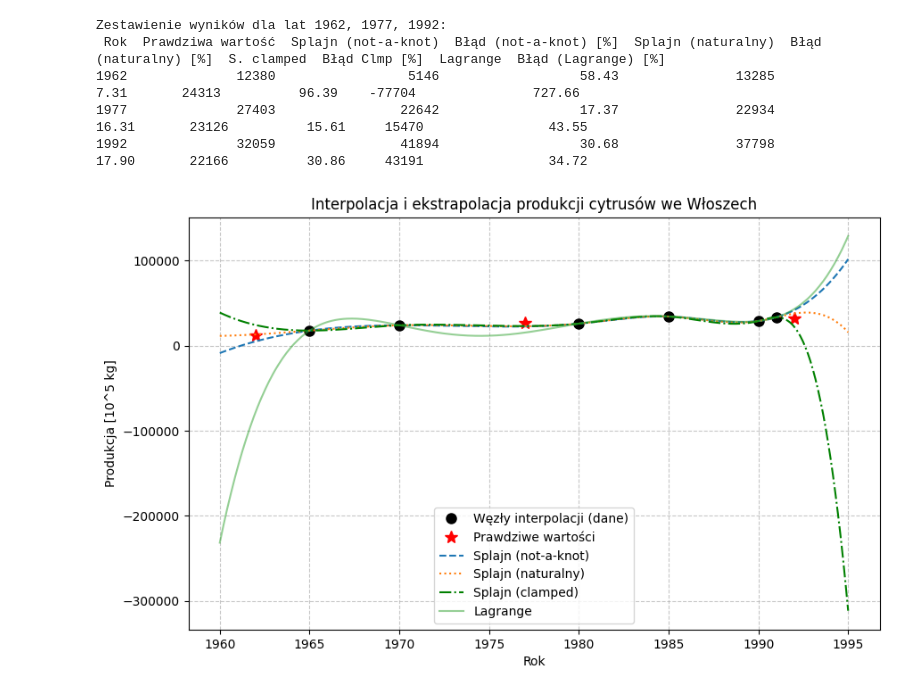
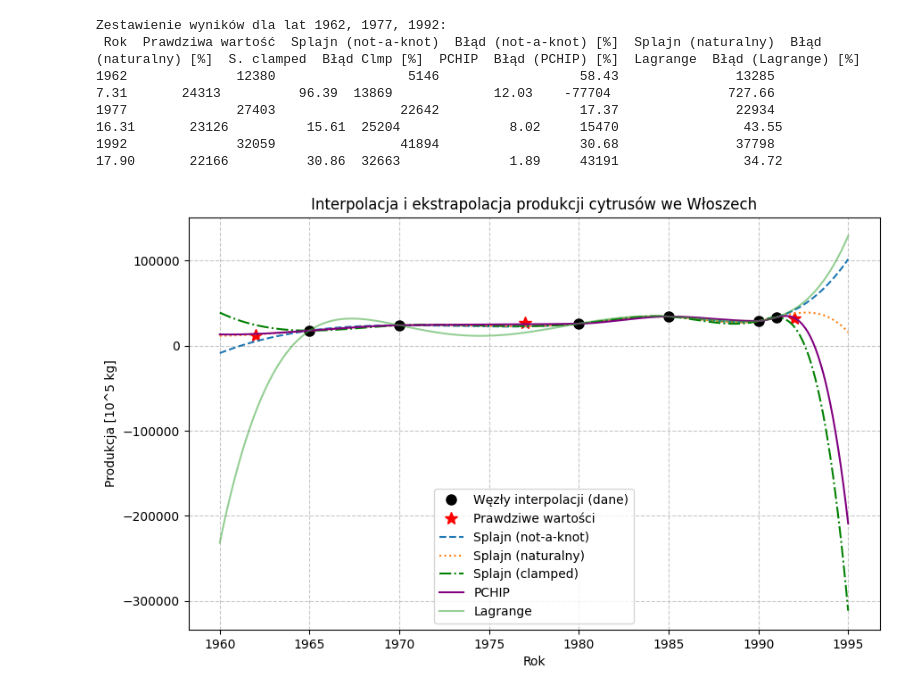
Before and after one commit to bl3jzi/computational-methods, a Jupyter notebook: Lab_03/Ex_2.ipynb, the cells around one changed output. Drawn from its saved outputs; the diff is of its cells as text; code cells hidden in the pictures.

Commit message:
Add pchip to predictions, error and chart

```diff
--- a/Lab_03/Ex_2.ipynb
+++ b/Lab_03/Ex_2.ipynb
@@ -1,7 +1,7 @@
 # %%
 import numpy as np
 import pandas as pd
-from scipy.interpolate import CubicSpline, lagrange
+from scipy.interpolate import CubicSpline, lagrange, PchipInterpolator
 import matplotlib.pyplot as plt
 
 # 1. Dane wejściowe
@@ -19,6 +19,7 @@ cs_not_a_knot = CubicSpline(roczniki, produkcja, bc_type='not-a-knot')
 cs_natural = CubicSpline(roczniki, produkcja, bc_type='natural')
 # Typ 'clamped'
 cs_clamped = CubicSpline(roczniki, produkcja, bc_type='clamped')
+cs_pchip = PchipInterpolator(roczniki, produkcja)
 
 pred_not_a_knot = cs_not_a_knot(lata_szacowane)
 pred_natural = cs_natural(lata_szacowane)
@@ -28,6 +29,8 @@ pred_clamped = cs_clamped(lata_szacowane)
 poly_lagrange = lagrange(roczniki, produkcja)
 pred_lagrange = poly_lagrange(lata_szacowane)
 
+pred_pchip = cs_pchip(lata_szacowane)
+
 # 4. Funkcja do obliczania błędu względnego
 def rel_error(pred, true):
     return np.abs(pred - true) / true * 100
@@ -36,6 +39,8 @@ err_not_a_knot = rel_error(pred_not_a_knot, prawdziwa_produkcja)
 err_natural = rel_error(pred_natural, prawdziwa_produkcja)
 err_clamped = rel_error(pred_clamped, prawdziwa_produkcja)
 err_lagrange = rel_error(pred_lagrange, prawdziwa_produkcja)
+err_pchip = rel_error(pred_pchip, prawdziwa_produkcja)
+
 
 # 5. Zestawienie wyników
 df_wyniki = pd.DataFrame({
@@ -46,35 +51,38 @@ df_wyniki = pd.DataFrame({
     'Splajn (naturalny)': np.round(pred_natural, 0).astype(int),
     'Błąd (naturalny) [%]': np.round(err_natural, 2),
     'S. clamped': np.round(pred_clamped, 0).astype(int),
     'Błąd Clmp [%]': np.round(err_clamped, 2),
+    'PCHIP': np.round(pred_pchip, 0).astype(int),
+    'Błąd (PCHIP) [%]': np.round(err_pchip, 2),
     'Lagrange': np.round(pred_lagrange, 0).astype(int),
     'Błąd (Lagrange) [%]': np.round(err_lagrange, 2)
 })
 
 print("Zestawienie wyników dla lat 1962, 1977, 1992:")
 print(df_wyniki.to_string(index=False))
 
 # 6. Wizualizacja
 x_plot = np.linspace(1960, 1995, 500)
 plt.figure(figsize=(10, 6))
 plt.plot(roczniki, produkcja, 'ko', markersize=8, label='Węzły interpolacji (dane)')
 plt.plot(lata_szacowane, prawdziwa_produkcja, 'r*', markersize=10, label='Prawdziwe wartości')
 
 plt.plot(x_plot, cs_not_a_knot(x_plot), label='Splajn (not-a-knot)', linestyle='--')
 plt.plot(x_plot, cs_natural(x_plot), label='Splajn (naturalny)', linestyle=':')
 plt.plot(x_plot, cs_clamped(x_plot), label='Splajn (clamped)', linestyle='-.', color='green')
+plt.plot(x_plot, cs_pchip(x_plot), label='PCHIP', linestyle='-', color='purple')
 plt.plot(x_plot, poly_lagrange(x_plot), label='Lagrange', alpha=0.5)
 
 plt.legend()
 plt.grid(True, linestyle='--', alpha=0.7)
 plt.title("Interpolacja i ekstrapolacja produkcji cytrusów we Włoszech")
 plt.xlabel("Rok")
 plt.ylabel("Produkcja [10^5 kg]")
 plt.show()
 # %% [output]
 Zestawienie wyników dla lat 1962, 1977, 1992:
- Rok  Prawdziwa wartość  Splajn (not-a-knot)  Błąd (not-a-knot) [%]  Splajn (naturalny)  Błąd (naturalny) [%]  S. clamped  Błąd Clmp [%]  Lagrange  Błąd (Lagrange) [%]
-1962              12380                 5146                  58.43               13285                  7.31       24313          96.39    -77704               727.66
-1977              27403                22642                  17.37               22934                 16.31       23126          15.61     15470                43.55
-1992              32059                41894                  30.68               37798                 17.90       22166          30.86     43191                34.72
+ Rok  Prawdziwa wartość  Splajn (not-a-knot)  Błąd (not-a-knot) [%]  Splajn (naturalny)  Błąd (naturalny) [%]  S. clamped  Błąd Clmp [%]  PCHIP  Błąd (PCHIP) [%]  Lagrange  Błąd (Lagrange) [%]
+1962              12380                 5146                  58.43               13285                  7.31       24313          96.39  13869             12.03    -77704               727.66
+1977              27403                22642                  17.37               22934                 16.31       23126          15.61  25204              8.02     15470                43.55
+1992              32059                41894                  30.68               37798                 17.90       22166          30.86  32663              1.89     43191                34.72
-[figure, old version]
+[figure, new version]
```
